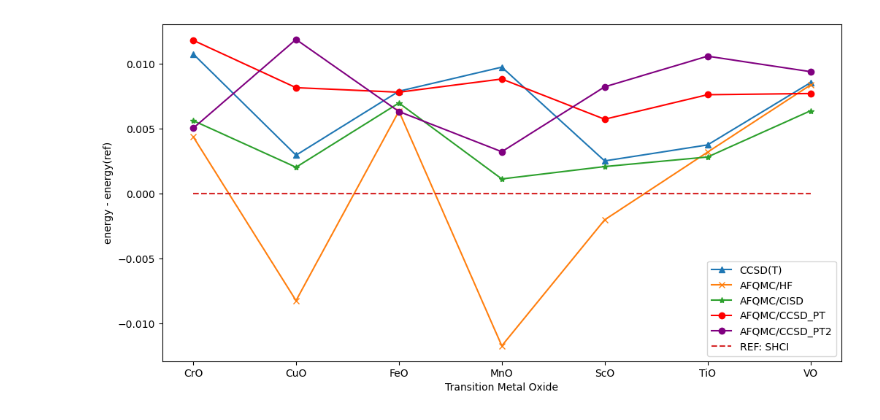
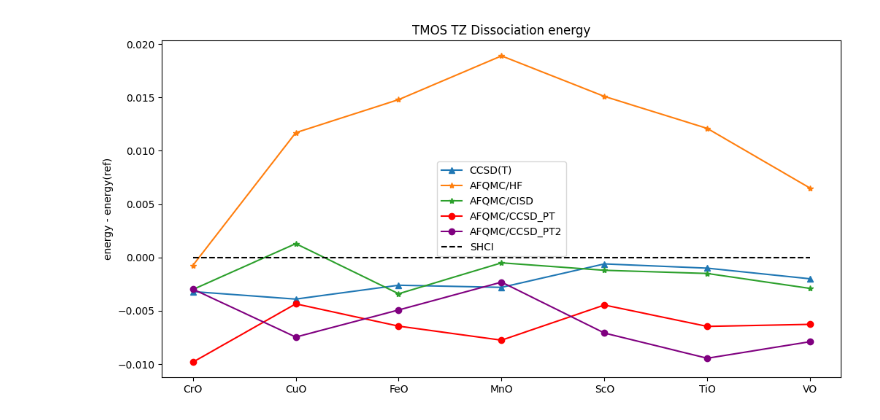
Before and after one commit to zh-yichi/afqmc_ccsd_pt_data, a Jupyter notebook: tmo/tmo.ipynb, the cells around one changed output. Saved outputs shown, nothing was run; the diff lists cells and outputs as text; code cells hidden in the pictures.

```diff
--- a/tmo/tmo.ipynb
+++ b/tmo/tmo.ipynb
@@ -52,0 +51,9 @@ for tmo in tmos:
+# %%
+import re
+def parse_formula(formula):
+    pattern = r"([A-Z][a-z]?)(\d*)"
+    counts = {}
+    for (element, count) in re.findall(pattern, formula):
+        count = int(count) if count else 1
+        counts[element] = counts.get(element, 0) + count
+    return counts
@@ -53,15 +117,34 @@ for tmo in tmos:
+# %%
+tz_sum_atom_energy = get_sum_atom_energy(tmos,tz_atom)
+# %%
+tz_ref = []
+# tz_hf = []
+tz_ccsd_t = []
+tz_afqmc_hf = []
+tz_afqmc_cisd = []
+tz_afqmc_ccpt = []
+tz_afqmc_ccpt2 = []
+for mol in tmos:
+    tz_ref = np.hstack((tz_ref,tz_sum_atom_energy[mol]['ref']-tz_tmo[mol]['ref']))
+    # tz_hf = np.hstack((tz_hf,tz_sum_atom_energy[mol]['hf']-tz_tmo[mol]['hf']))
+    tz_ccsd_t = np.hstack((tz_ccsd_t,tz_sum_atom_energy[mol]['ccsd_t']-tz_tmo[mol]['ccsd_t']))
+    tz_afqmc_hf = np.hstack((tz_afqmc_hf,tz_sum_atom_energy[mol]['afqmc_hf']-tz_tmo[mol]['afqmc_hf']))
+    tz_afqmc_cisd = np.hstack((tz_afqmc_cisd,tz_sum_atom_energy[mol]['afqmc_cisd']-tz_tmo[mol]['afqmc_cisd']))
+    tz_afqmc_ccpt = np.hstack((tz_afqmc_ccpt,tz_sum_atom_energy[mol]['afqmc_ccpt']-tz_tmo[mol]['afqmc_ccpt']))
+    tz_afqmc_ccpt2 = np.hstack((tz_afqmc_ccpt2,tz_sum_atom_energy[mol]['afqmc_ccpt2']-tz_tmo[mol]['afqmc_ccpt2']))
 # %%
 from matplotlib import pyplot as plt
 plt.figure(figsize=(12, 6))
-plt.plot(tmos,ccsd_t-ref,'^-',label='CCSD(T)')
-plt.plot(tmos,afqmc_hf-ref,'x-',label='AFQMC/HF')
-plt.plot(tmos,afqmc_cisd-ref,'*-',label='AFQMC/CISD')
-plt.plot(tmos,afqmc_ccpt-ref,'o-',color='red',label='AFQMC/CCSD_PT')
-plt.plot(tmos,afqmc_ccpt2-ref,'o-',color='purple',label='AFQMC/CCSD_PT2')
-plt.plot(tmos,[0]*len(tmos),'--',label='REF: SHCI')
-plt.xlabel('Transition Metal Oxide')
+plt.plot(tmos,tz_ccsd_t-tz_ref,'^-',label='CCSD(T)')
+plt.plot(tmos,tz_afqmc_hf-tz_ref,'*-',label='AFQMC/HF')
+plt.plot(tmos,tz_afqmc_cisd-tz_ref,'*-',label='AFQMC/CISD')
+plt.plot(tmos,tz_afqmc_ccpt-tz_ref,'o-',color='red',label='AFQMC/CCSD_PT')
+plt.plot(tmos,tz_afqmc_ccpt2-tz_ref,'o-',color='purple',label='AFQMC/CCSD_PT2')
+plt.plot(tmos,[0]*len(tmos),'--',color='black',label='SHCI')
+# plt.xlabel('')
 plt.ylabel('energy - energy(ref)')
+plt.title('TMOS TZ Dissociation energy')
 plt.legend()
 plt.show()
 # %% [output]
-[figure, old version]
+[figure, new version]
```
Also changed, not shown: parts of 17 cells of this notebook, 8 other files.
